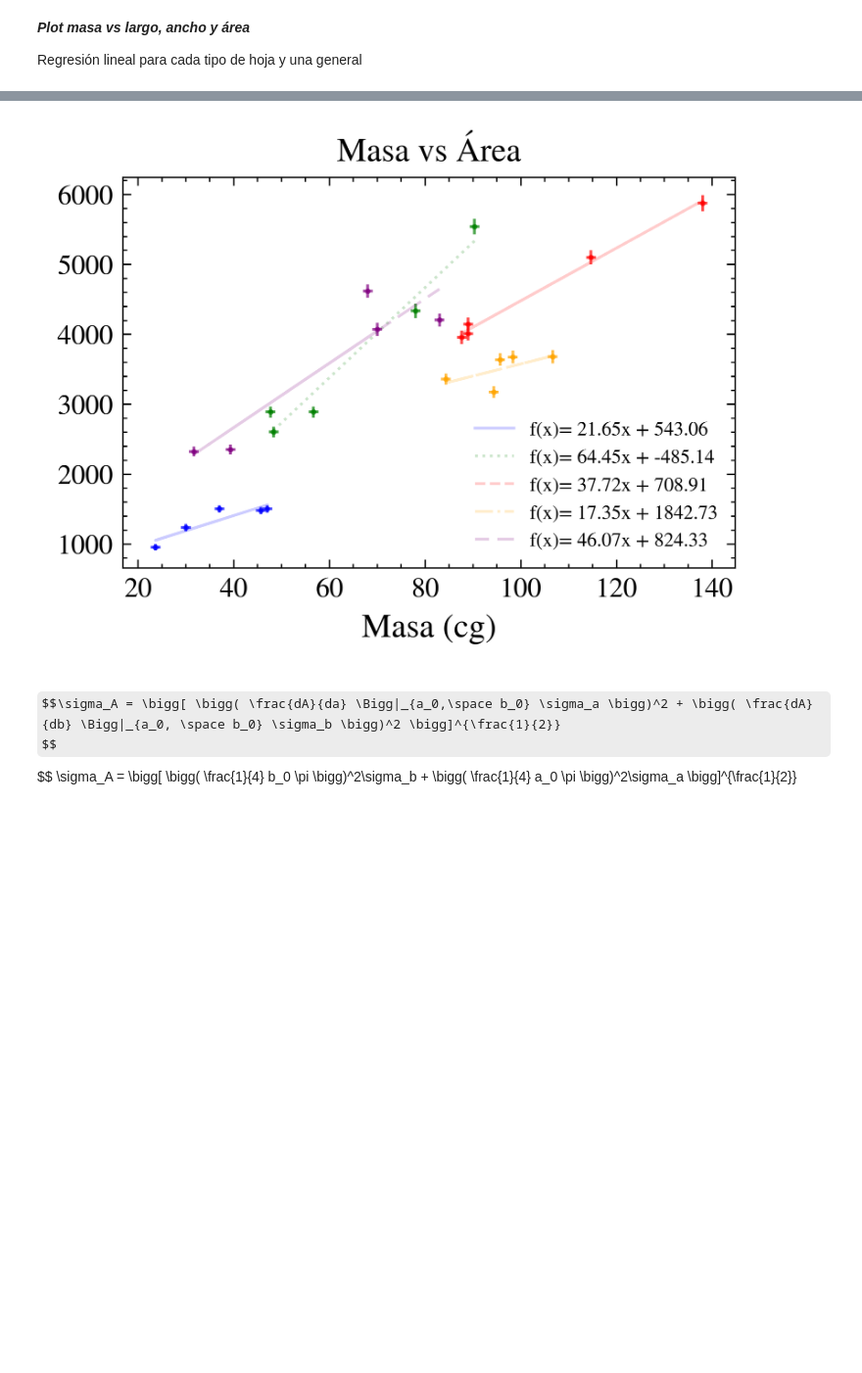
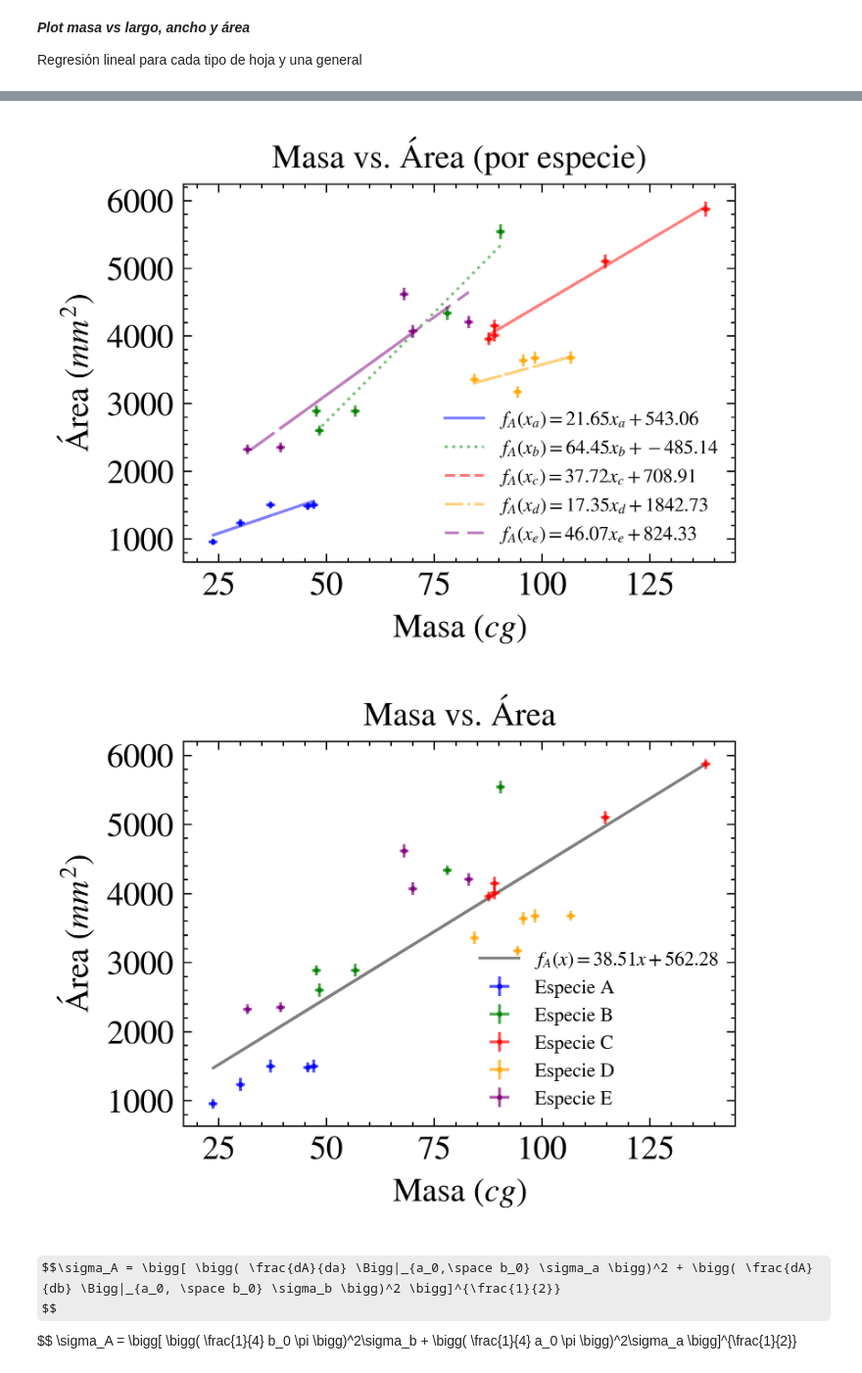
Before and after one commit to ignaschuemer7/Labo_I-Fisica_I, a Jupyter notebook: stats.ipynb, the cells around one changed output, grey strips where cells are left out. Shown at 98% size. Drawn from its saved outputs; the diff is of its cells as text; code cells hidden in the pictures; some formulas as TeX source; blank space fills up the shorter version.

```diff
--- a/stats.ipynb
+++ b/stats.ipynb
@@ -157,55 +167,62 @@ plt.show()
 # %%
 tol = 1 #Absolut error of each sample (width and lenght) (mm)
 
-for clase in clases:
+for clase, letter in zip(clases, ['a', 'b', 'c', 'd', 'e']):
     sigmaArea = [((1/4 * b0 * np.pi)**2 * tol**2 +  (1/4 * a0 * np.pi)**2 * tol**2)**0.5 for a0, b0 in zip(clase[0]['width'], clase[0]['length'])]
     tol = ((sistematicWeightError)**2 + sigmaWeightMeanError**2)**0.5
     plt.errorbar(clase[0]['weight']*100, clase[0]['area'], yerr=sigmaArea, xerr=tol, fmt='o', ms=diameter_points, color=clase[2], alpha=0.7)
     regression_coeffs = np.polyfit(clase[0]['weight']*100, clase[0]['area'], 1)
     regression_line = np.polyval(regression_coeffs, clase[0]['weight']*100)
-    plt.plot(clase[0]['weight']*100, regression_line, label=f'f(x)= {regression_coeffs[0]:.2f}x + {regression_coeffs[1]:.2f}', alpha=0.2, color = clase[2])
-plt.xlabel('Masa (cg)')
-plt.title('Masa vs Área')
+    plt.plot(clase[0]['weight']*100, regression_line, label=f'$f_A(x_{letter})= {regression_coeffs[0]:.2f}x_{letter} + {regression_coeffs[1]:.2f}$', alpha=0.5, color = clase[2])
+plt.xlabel(f'Masa $(cg)$')
+plt.ylabel(f'Área $(mm^2)$')
+plt.title('Masa vs. Área (por especie)')
+plt.xticks(fontsize=12)
+plt.yticks(fontsize=12)
 plt.legend(fontsize=7)
-plt.savefig('MvsA_mulR.pdf', format='pdf')
+plt.savefig('MvsA_mulR.pdf', format='pdf', bbox_inches="tight", pad_inches=0.04)
 plt.show()
 
-# #plot only one regression
-# for clase in clases:
-#     plt.errorbar(clase[0]['weight']*100, clase[0]['area'], yerr=sigmaArea, xerr=tol, fmt='o', label=clase[1], ms=diameter_points, color=clase[2], alpha=0.7)
-# regression_coeffs = np.polyfit(df['weight']*100, df['area'], 1)
-# regression_line = np.polyval(regression_coeffs, df['weight']*100)
-# plt.plot(df['weight']*100, regression_line, label=f'f(x)= {regression_coeffs[0]:.2f}x + {regression_coeffs[1]:.2f}', alpha=0.2, color='black')
-# plt.xlabel('Masa (cg)')
-# plt.title('Masa vs Área')
-# plt.legend(fontsize=7)
-# plt.savefig('MvsAlinearR.pdf', format='pdf')
-# plt.show()
+#plot only one regression
+for clase in clases:
+    plt.errorbar(clase[0]['weight']*100, clase[0]['area'], yerr=sigmaArea, xerr=tol, fmt='o', label=clase[1], ms=diameter_points, color=clase[2], alpha=0.7)
+regression_coeffs = np.polyfit(df['weight']*100, df['area'], 1)
+regression_line = np.polyval(regression_coeffs, df['weight']*100)
+plt.plot(df['weight']*100, regression_line, label=f'$f_A(x)= {regression_coeffs[0]:.2f}x + {regression_coeffs[1]:.2f}$', color='gray', zorder=-1)
+plt.xlabel(f'Masa $(cg)$')
+plt.ylabel(f'Área $(mm^2)$')
+plt.title(f'Masa vs. Área')
+plt.xticks(fontsize=12)
+plt.yticks(fontsize=12)
+plt.legend(fontsize=7)
+plt.savefig('MvsAlinearR.pdf', format='pdf', bbox_inches="tight", pad_inches=0.04)
+plt.show()
 
 
 #regresión log log
 # for clase in clases:
 #     massError = (sistematicWeightError**2 + sigmaWeightMeanError**2)**0.5
 #     plt.errorbar(np.log(clase[0]['weight'] * 100), np.log(clase[0]['area']), xerr=np.log(massError), yerr=np.log(tol), fmt='o', label=clase[1], ms=diameter_points, color=clase[2], alpha=1)
 # combined_weights = np.concatenate([clase[0]['weight'] * 100 for clase in clases])
 # combined_areas = np.concatenate([clase[0]['area'] for clase in clases])
 # popt, pcov = curve_fit(linear, combined_weights, combined_areas)
 
 # plt.xlabel('Masa (cg)')
 
 # regression_line_original = np.exp(regression_line)
 
 # plt.plot(combined_weights, regression_line_original, label=f'f(x)= {regression_coeffs[0]:.2f}x + {regression_coeffs[1]:.2f}', alpha=0.2, color='black')
 # plt.legend(fontsize=7)
 # plt.xlabel('Masa (cg)', fontsize=14)
 # plt.ylabel('Longitud (mm)')
 # plt.title('Masa vs Área')
 # plt.xscale('log')
 # plt.yscale('log')
 # plt.savefig('MvsAloglogR.pdf', format='pdf')
 # plt.show()
 # %% [output]
-[figure, old version]
+[figure, new version]
+[figure, added]
 # %% [markdown]
 $$\sigma_A = \bigg[ \bigg( \frac{dA}{da} \Bigg|_{a_0,\space b_0} \sigma_a \bigg)^2 + \bigg( \frac{dA}{db} \Bigg|_{a_0, \space b_0} \sigma_b \bigg)^2 \bigg]^{\frac{1}{2}}
 $$
```
Also changed, not shown: parts of 6 cells of this notebook, 17 other files.
